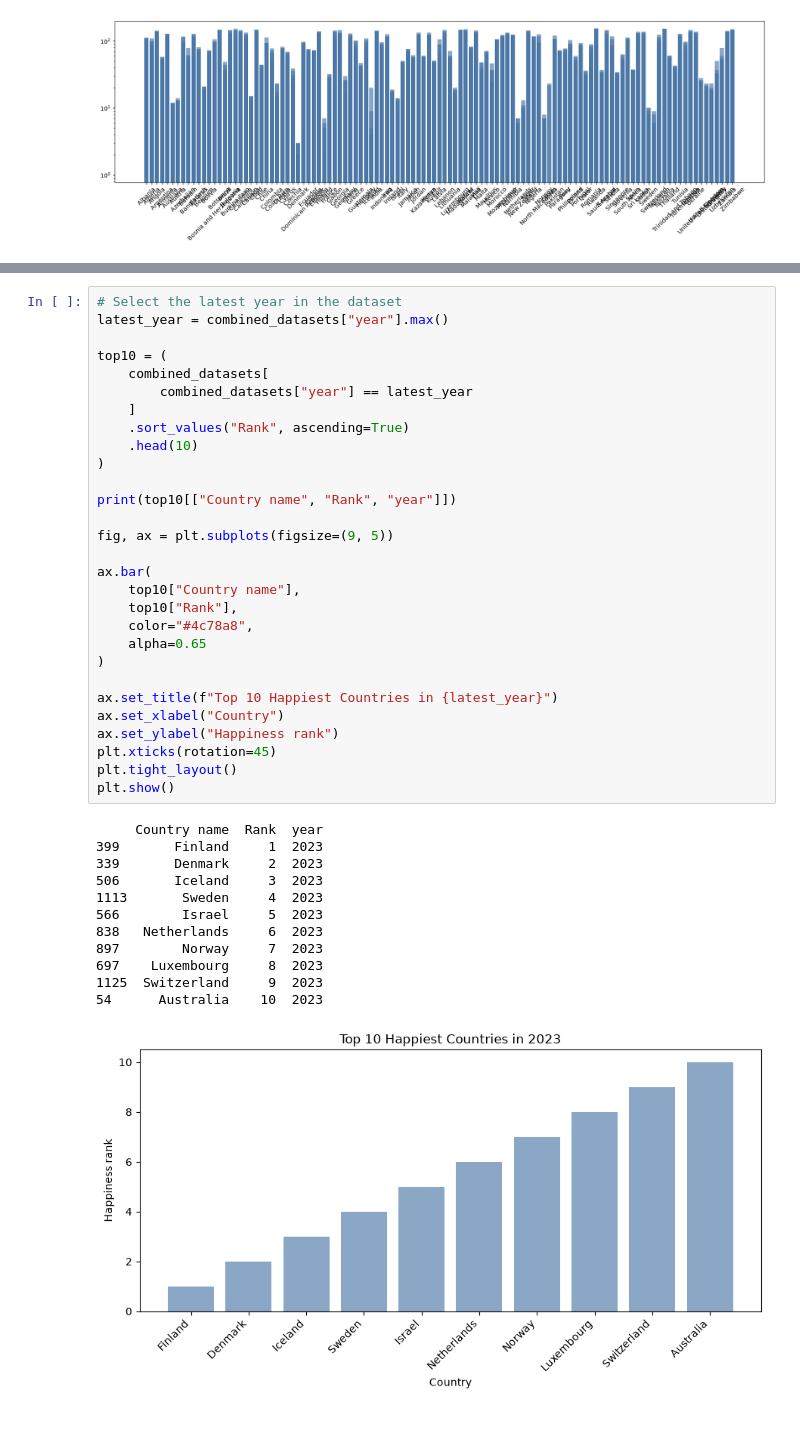
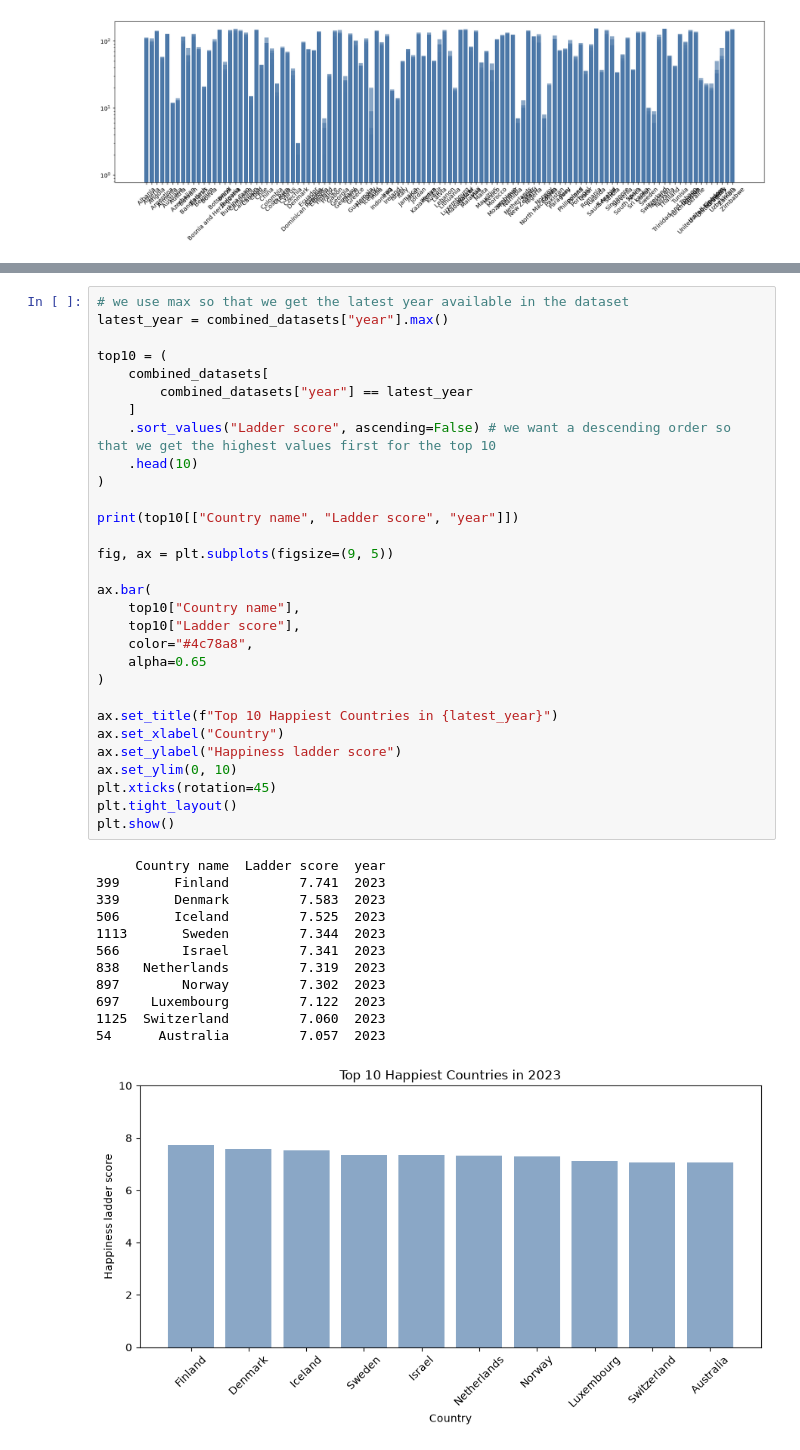
Before and after one commit to rgtd-faustino/Data-Visualization, a Jupyter notebook: main.ipynb, the cells around one changed output, grey strips where cells are left out. Drawn from its saved outputs; the diff is of its cells as text.

```diff
--- a/main.ipynb
+++ b/main.ipynb
@@ -285,43 +277,44 @@ plt.show()
 # %%
-# Select the latest year in the dataset
+# we use max so that we get the latest year available in the dataset
 latest_year = combined_datasets["year"].max()
 
 top10 = (
     combined_datasets[
         combined_datasets["year"] == latest_year
     ]
-    .sort_values("Rank", ascending=True)
+    .sort_values("Ladder score", ascending=False) # we want a descending order so that we get the highest values first for the top 10
     .head(10)
 )
 
-print(top10[["Country name", "Rank", "year"]])
+print(top10[["Country name", "Ladder score", "year"]])
 
 fig, ax = plt.subplots(figsize=(9, 5))
 
 ax.bar(
     top10["Country name"],
-    top10["Rank"],
+    top10["Ladder score"],
     color="#4c78a8",
     alpha=0.65
 )
 
 ax.set_title(f"Top 10 Happiest Countries in {latest_year}")
 ax.set_xlabel("Country")
-ax.set_ylabel("Happiness rank")
+ax.set_ylabel("Happiness ladder score")
+ax.set_ylim(0, 10)
 plt.xticks(rotation=45)
 plt.tight_layout()
 plt.show()
 # %% [output]
-     Country name  Rank  year
-399       Finland     1  2023
-339       Denmark     2  2023
-506       Iceland     3  2023
-1113       Sweden     4  2023
-566        Israel     5  2023
-838   Netherlands     6  2023
-897        Norway     7  2023
-697    Luxembourg     8  2023
-1125  Switzerland     9  2023
-54      Australia    10  2023
+     Country name  Ladder score  year
+399       Finland         7.741  2023
+339       Denmark         7.583  2023
+506       Iceland         7.525  2023
+1113       Sweden         7.344  2023
+566        Israel         7.341  2023
+838   Netherlands         7.319  2023
+897        Norway         7.302  2023
+697    Luxembourg         7.122  2023
+1125  Switzerland         7.060  2023
+54      Australia         7.057  2023
-[figure, old version]
+[figure, new version]
 # %%
```
Also changed, not shown: parts of 20 cells of this notebook.
